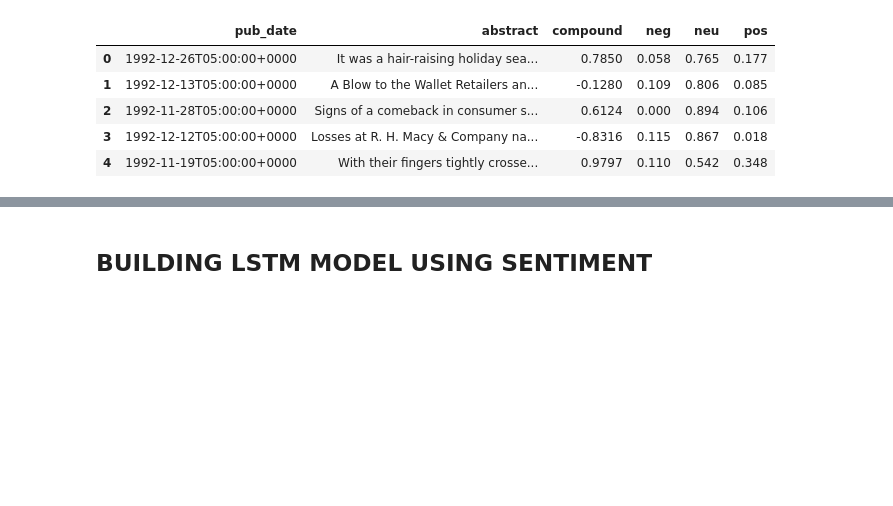
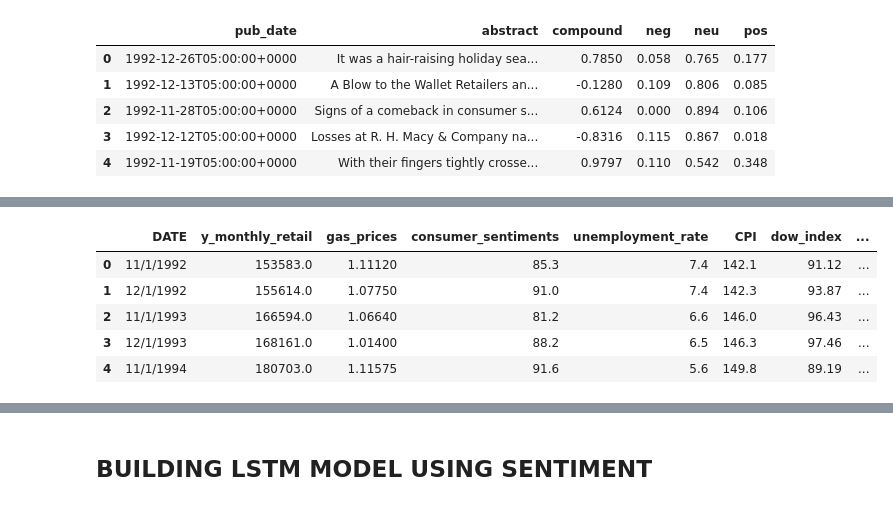
Before and after one commit to junaidqamer/HolidaySales, a Jupyter notebook: NYT_api.ipynb, the cells around one changed output, grey strips where cells are left out. Drawn from its saved outputs; the diff is of its cells as text; code cells hidden in the pictures; blank space fills up the shorter version.

```diff
--- a/NYT_api.ipynb
+++ b/NYT_api.ipynb
@@ -570,0 +584,12 @@ nltk_df.describe()
+# %%
+file_path=Path("nov_dec_featuress.csv")
+Nov_dec_df=pd.read_csv(file_path,infer_datetime_format=True,parse_dates=True)
+
+Nov_dec_df.head()
+# %% [output]
+|  | DATE | y_monthly_retail | gas_prices | consumer_sentiments | unemployment_rate | CPI | dow_index | ... |
+| 0 | 11/1/1992 | 153583.0 | 1.11120 | 85.3 | 7.4 | 142.1 | 91.12 | ... |
+| 1 | 12/1/1992 | 155614.0 | 1.07750 | 91.0 | 7.4 | 142.3 | 93.87 | ... |
+| 2 | 11/1/1993 | 166594.0 | 1.06640 | 81.2 | 6.6 | 146.0 | 96.43 | ... |
+| 3 | 12/1/1993 | 168161.0 | 1.01400 | 88.2 | 6.5 | 146.3 | 97.46 | ... |
+| 4 | 11/1/1994 | 180703.0 | 1.11575 | 91.6 | 5.6 | 149.8 | 89.19 | ... |
```
Also changed, not shown: parts of 19 cells of this notebook, 2 other files.
